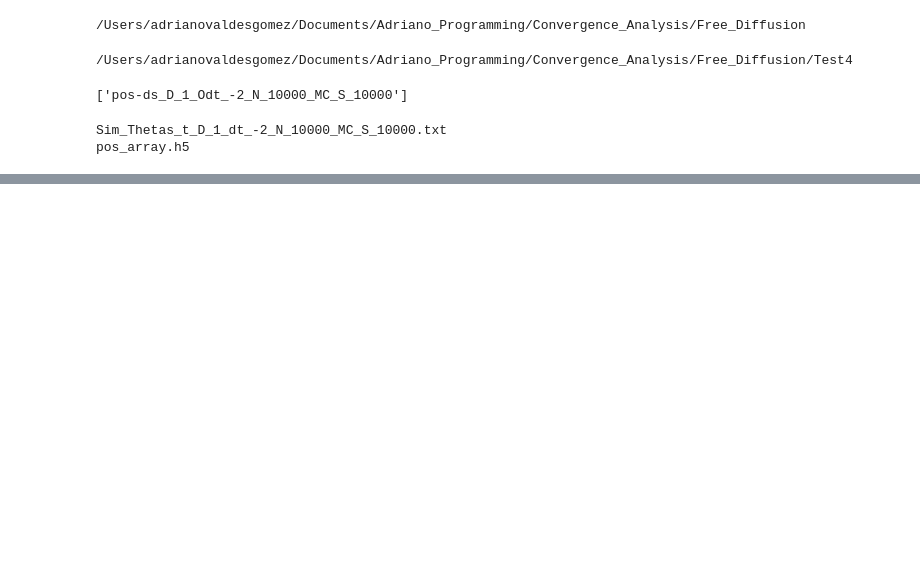
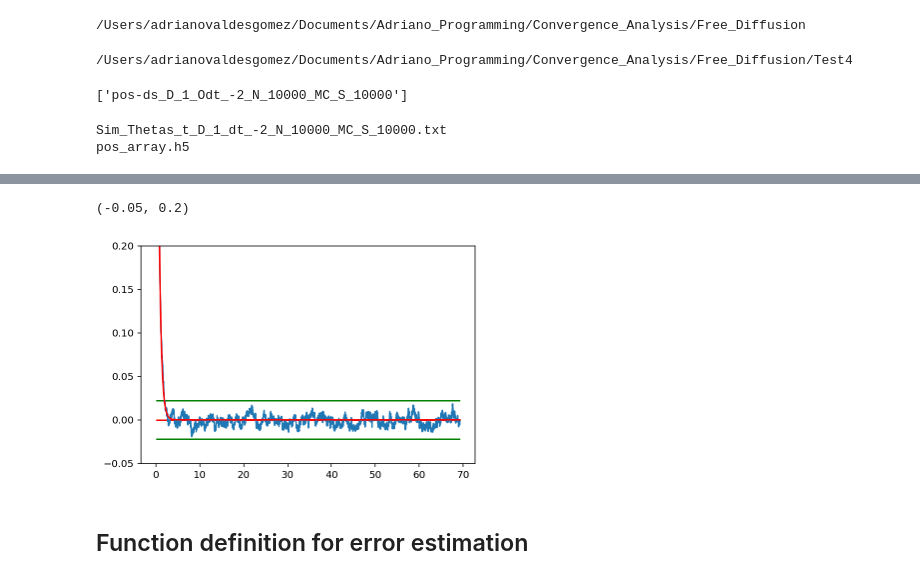
Before and after one commit to AdrianoValdesGomez/PhD-Thesis, a Jupyter notebook: Free_Diffusion_Simulations_PhD.ipynb, the cells around one changed output, grey strips where cells are left out. Saved outputs shown, nothing was run; the diff lists cells and outputs as text; code cells hidden in the pictures; blank space fills up the shorter version.

```diff
--- a/Free_Diffusion_Simulations_PhD.ipynb
+++ b/Free_Diffusion_Simulations_PhD.ipynb
@@ -407,0 +401,33 @@ keys
+# %%
+def autocorr(l_pos_t):
+    """This function returns the autocorrelation function of the position vector with configuration space
+    S2 as a function of time, given a list of position vactors l_pos_t"""
+
+    autocorr = []
+
+    for l_pos in l_pos_t:
+        thetas = []
+
+        for pos in l_pos:
+            r, theta, phi = trans_c_s(pos[0],pos[1],pos[2])
+            thetas.append(np.cos(theta))
+
+
+        autocorr.append(thetas)
+    autocorr = np.array(autocorr)
+    return autocorr.mean(axis=1)
+# %%
+autocorr_t = autocorr(l_pos_t)
+# %%
+epsilon_autocorr = 0.022
+plt.plot(t_a, autocorr_t)
+plt.plot(t_a, np.exp(- 2*t_a), color='r')
+plt.hlines(0,0,t_a[-1], color='r')
+plt.hlines(  epsilon_autocorr,0,t_a[-1], color='g')
+plt.hlines( - epsilon_autocorr,0,t_a[-1], color='g')
+plt.ylim(-0.05,.2)
+# %% [output]
+(-0.05, 0.2)
+[figure, added]
+# %% [markdown]
+## Function definition for error estimation
```
Also changed, not shown: parts of 25 cells of this notebook.
